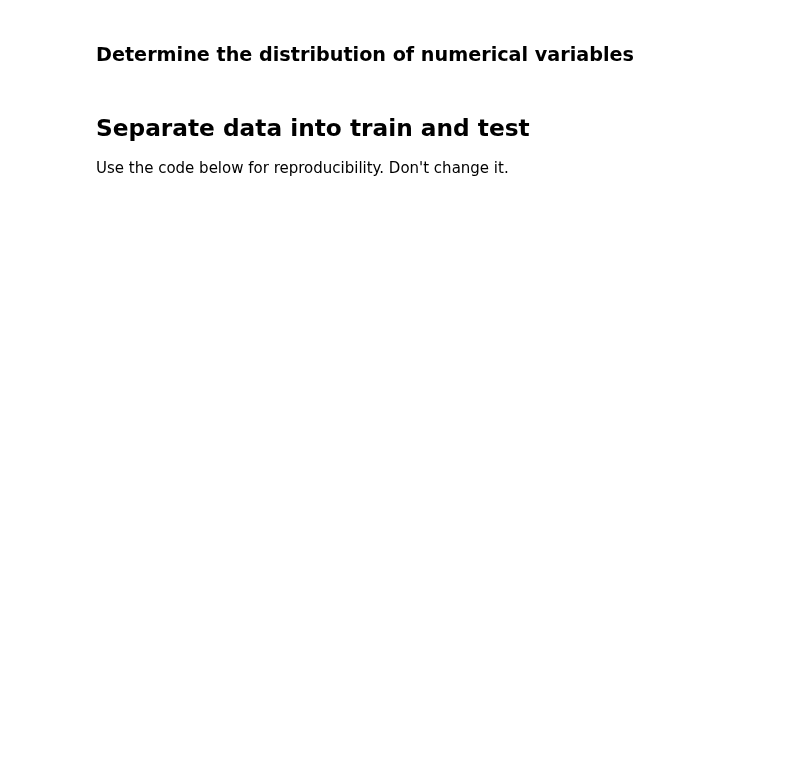
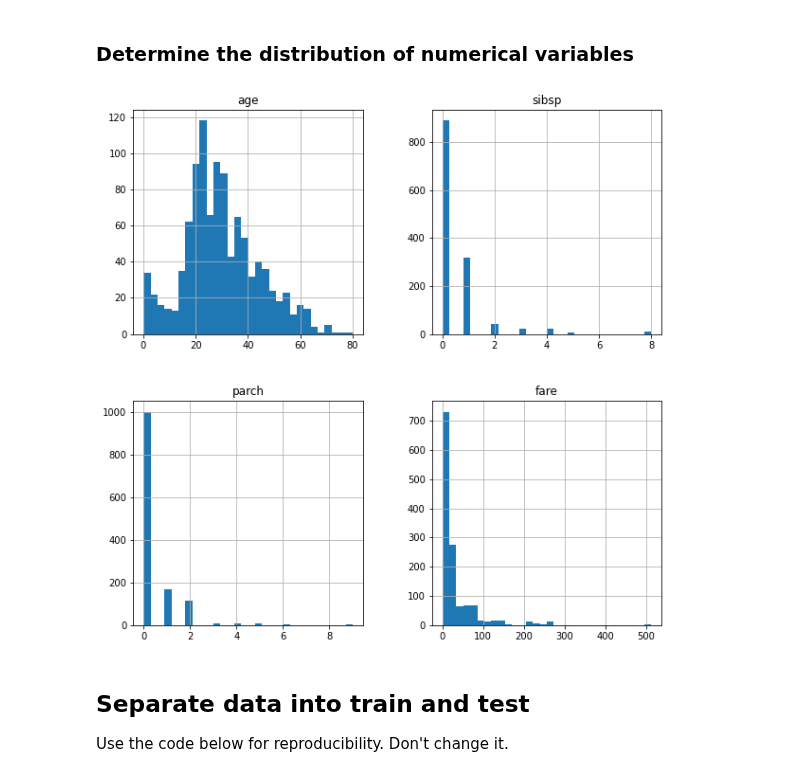
Before and after one commit to trainindata/deploying-machine-learning-models, a Jupyter notebook: section-04-research-and-development/titanic-assignment/01-predicting-survival-titanic-assignement.ipynb, the cells around one changed output. Cells and saved outputs as stored; diff of their text form; code cells hidden in the pictures; blank space fills up the shorter version.

```diff
--- a/section-04-research-and-development/titanic-assignment/01-predicting-survival-titanic-assignement.ipynb
+++ b/section-04-research-and-development/titanic-assignment/01-predicting-survival-titanic-assignement.ipynb
@@ -131,5 +163,10 @@ print('Number of categorical variables: {}'.format(len(vars_cat)))
 # %% [markdown]
 ### Determine the distribution of numerical variables
+# %%
+data[vars_num].hist(bins=30, figsize=(10, 10))
+plt.show()
+# %% [output]
+[figure, added]
 # %% [markdown]
 ## Separate data into train and test
 
```
Also changed, not shown: parts of 19 cells of this notebook, 3 other files.
